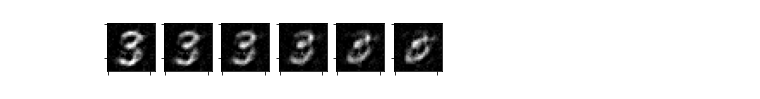
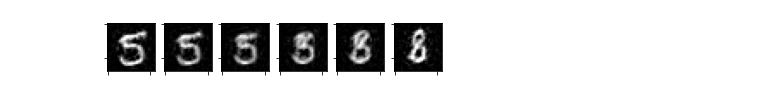
Before and after one commit to Distortedlogic/ALAE-MNIST, a Jupyter notebook: torch/pytorch.ipynb, the cells around one changed output. Saved outputs shown, nothing was run; the diff lists cells and outputs as text; code cells hidden in the pictures.

```diff
--- a/torch/pytorch.ipynb
+++ b/torch/pytorch.ipynb
@@ -7,22 +7,19 @@ import matplotlib.pyplot as plt
 
 device = torch.device("cuda:0")
 # %%
+transform = torchvision.transforms.Compose([torchvision.transforms.ToTensor()])
 mnist_train = torchvision.datasets.MNIST(
     '/files/',
     train=True,
     download=True,
-    transform=torchvision.transforms.Compose([
-        torchvision.transforms.ToTensor(),
-    ])
+    transform=transform
 )
 
 mnist_test = torchvision.datasets.MNIST(
     '/files/',
     train=False,
     download=True,
-    transform=torchvision.transforms.Compose([
-        torchvision.transforms.ToTensor(),
-    ])
+    transform=transform
 )
 
 train_loader = torch.utils.data.DataLoader(mnist_train, batch_size=64, shuffle=True)
@@ -32,6 +30,6 @@ alae = ALAE().to(device)
 # %%
-alae.train()
-train_hist, test_hist = alae.fit(train_loader, test_loader, epochs = 1)
-alae.eval()
-print('done')
+epochs = 50
+train_hist = alae.fit(train_loader, epochs = epochs)
+count += epochs
+print(count)
 # %% [output]
@@ -70,0 +39,15 @@ latentB = alae.e(nn_input[idxB:idxB + 1].reshape(1, 784 + 10))
+# %%
+alae.load_state_dict(torch.load('./test.pt'))
+alae.eval()
+print()
+# %%
+idxA, idxB = 1, 2
+_, (img_tensors, target) = next(enumerate(test_loader))
+flat_img = torch.reshape(img_tensors, (-1, 784))
+eye = torch.tensor(np.eye(10)[target], dtype=torch.float)
+nn_input = torch.cat([flat_img, eye], dim=-1).to(device)
+
+latentA = alae.encoder(nn_input[idxA: idxA + 1])
+gen_imgA = alae.generator(latentA).detach().cpu().numpy()[0, :784].reshape(28, 28)
+latentB = alae.encoder(nn_input[idxB: idxB + 1])
+gen_imgB = alae.generator(latentB).detach().cpu().numpy()[0, :784].reshape(28, 28)
@@ -71,19 +74,19 @@ latentB = alae.e(nn_input[idxB:idxB + 1].reshape(1, 784 + 10))
 # %%
 num = 5
 delta = (latentB - latentA) / num
 fig, axs = plt.subplots(1, num + 1)
 
 latent = latentA.clone()
 for i in range(num + 1):
-    image = alae.g(latent).detach().cpu().numpy()[0, :784].reshape(28, 28)
+    image = alae.generator(latent).detach().cpu().numpy()[0, :784].reshape(28, 28)
     plt.setp(axs[i].get_xticklabels(), visible=False)
     plt.setp(axs[i].get_yticklabels(), visible=False)
     axs[i].imshow(np.clip(image, 0, 1), cmap='gray')
     latent += delta
 
 plt.savefig('polymorph', bbox_inches='tight', pad_inches=0)
 # %% [output]
-[figure, old version]
+[figure, new version]
 # %%
 %matplotlib inline
 from ipywidgets import *
```
Also changed, not shown: parts of 14 cells of this notebook, 2 other files.
